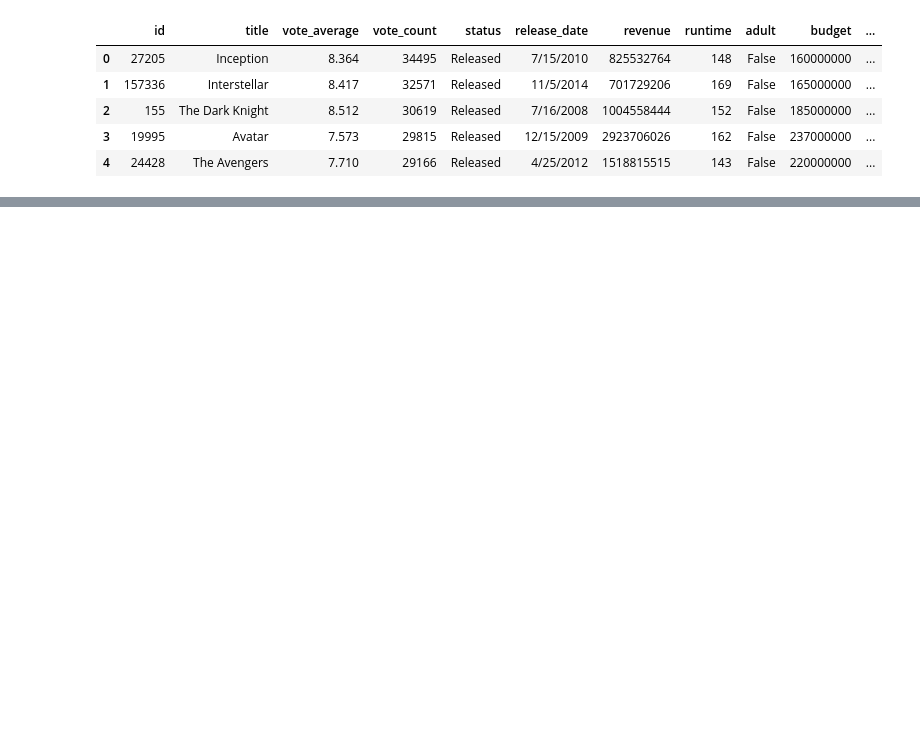
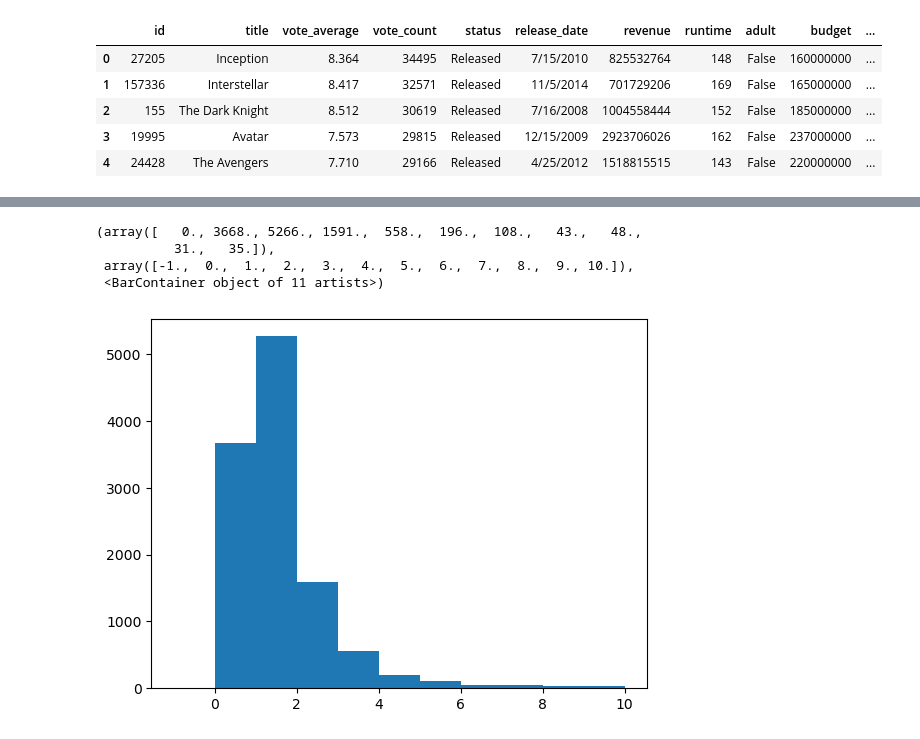
Before and after one commit to sudhirrajbhandary/6748, a Jupyter notebook: CombinedEDA.ipynb, the cells around one changed output, grey strips where cells are left out. Cells and saved outputs as stored; diff of their text form; code cells hidden in the pictures; blank space fills up the shorter version.

```diff
--- a/CombinedEDA.ipynb
+++ b/CombinedEDA.ipynb
@@ -731,0 +614,8 @@ plt.show()
+# %%
+plt.hist(np.sqrt(filtered_movies.profit_to_budget_ratio+1),bins=[-1,0,1,2,3,4,5,6,7,8,9,10])
+# %% [output]
+(array([   0., 3668., 5266., 1591.,  558.,  196.,  108.,   43.,   48.,
+          31.,   35.]),
+ array([-1.,  0.,  1.,  2.,  3.,  4.,  5.,  6.,  7.,  8.,  9., 10.]),
+ <BarContainer object of 11 artists>)
+[figure, added]
```
Also changed, not shown: parts of 29 cells of this notebook.
